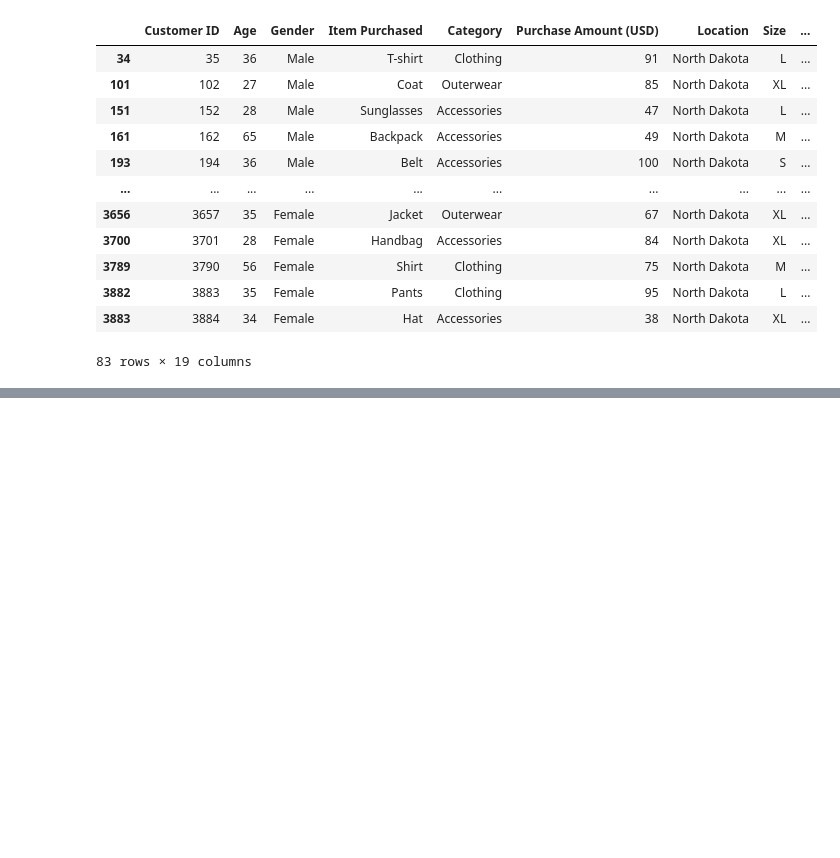
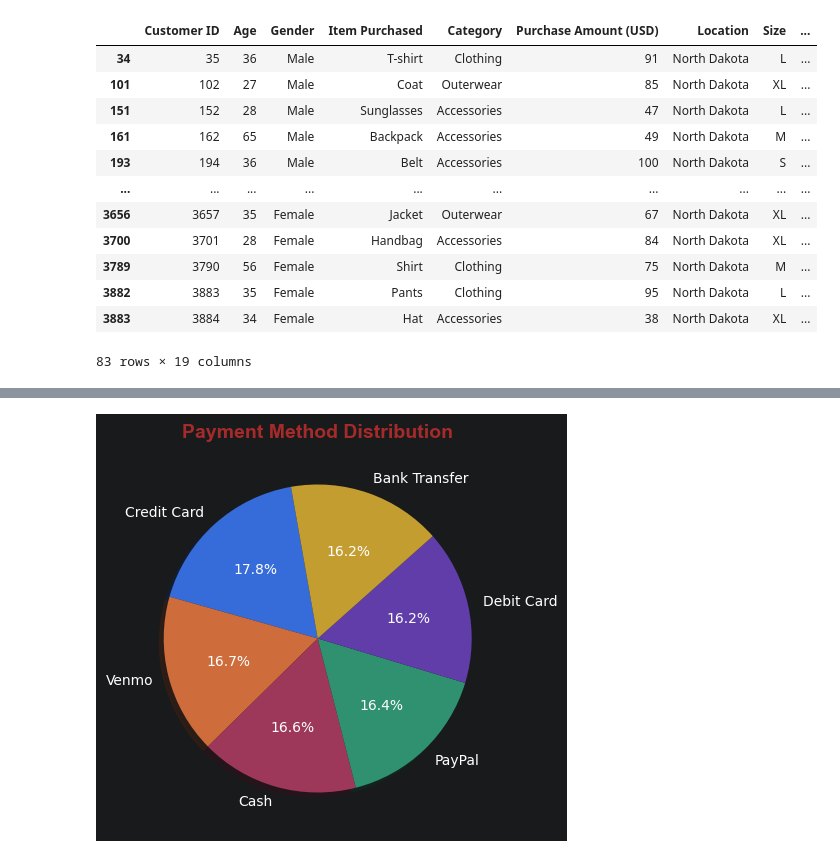
Before and after one commit to mdanushwaran/Shopping_trends_analytics, a Jupyter notebook: Shopping_trends_analytics.ipynb, the cells around one changed output, grey strips where cells are left out. Saved outputs shown, nothing was run; the diff lists cells and outputs as text; code cells hidden in the pictures; blank space fills up the shorter version.

```diff
--- a/Shopping_trends_analytics.ipynb
+++ b/Shopping_trends_analytics.ipynb
@@ -530,0 +683,16 @@ customer_location
+# %%
+## Pie chart of Payment Method.
+
+payment_method = data['Payment Method'].value_counts()
+
+plt.figure(figsize=(5, 5))
+plt.title("Payment Method Distribution",
+          color= 'Brown',
+          fontsize = 14 ,
+          family="Arial",
+          fontweight = "bold")
+plt.pie(payment_method, labels=payment_method.index,autopct='%1.1f%%',
+        shadow = True , startangle=100)
+plt.show()
+# %% [output]
+[figure, added]
```
Also changed, not shown: parts of 38 cells of this notebook.
